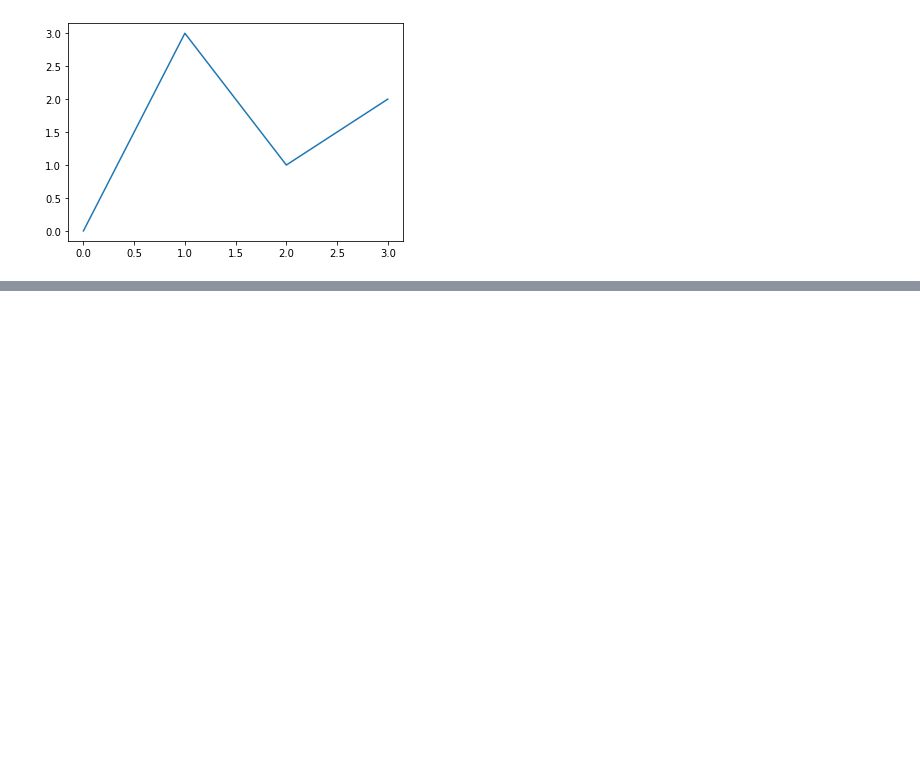
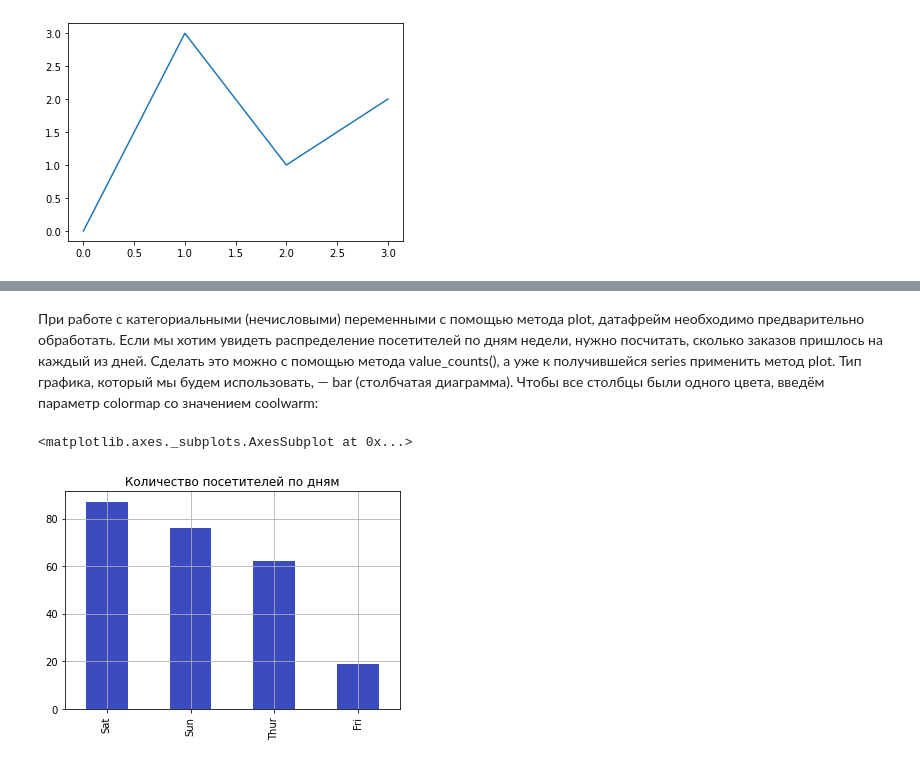
Before and after one commit to tempcat07/numpy, a Jupyter notebook: mynump.ipynb, the cells around one changed output, grey strips where cells are left out. Drawn from its saved outputs; the diff is of its cells as text; code cells hidden in the pictures; blank space fills up the shorter version.

```diff
--- a/mynump.ipynb
+++ b/mynump.ipynb
@@ -854,0 +940,14 @@ plt.plot([0, 1, 2, 3], [0, 3, 1, 2])
+# %% [markdown]
+При работе с категориальными (нечисловыми) переменными с помощью метода plot, датафрейм необходимо предварительно обработать.
+ Если мы хотим увидеть распределение посетителей по дням недели, нужно посчитать, сколько заказов пришлось на каждый из дней.
+  Сделать это можно с помощью метода value_counts(), а уже к получившейся series применить метод plot.
+   Тип графика, который мы будем использовать, — bar (столбчатая диаграмма).
+    Чтобы все столбцы были одного цвета, введём параметр colormap со значением coolwarm:
+# %%
+df['day'].value_counts().plot(kind = 'bar',
+                              grid = True,
+                              colormap = 'coolwarm',
+                              title = 'Количество посетителей по дням')
+# %% [output]
+<matplotlib.axes._subplots.AxesSubplot at 0x...>
+[figure, added]
```
Also changed, not shown: parts of 32 cells of this notebook.
